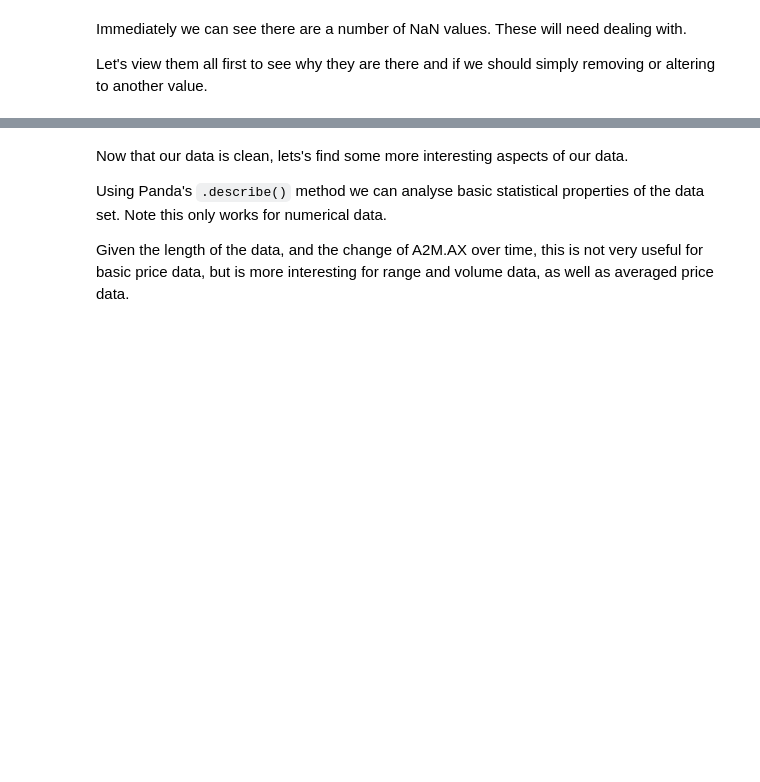
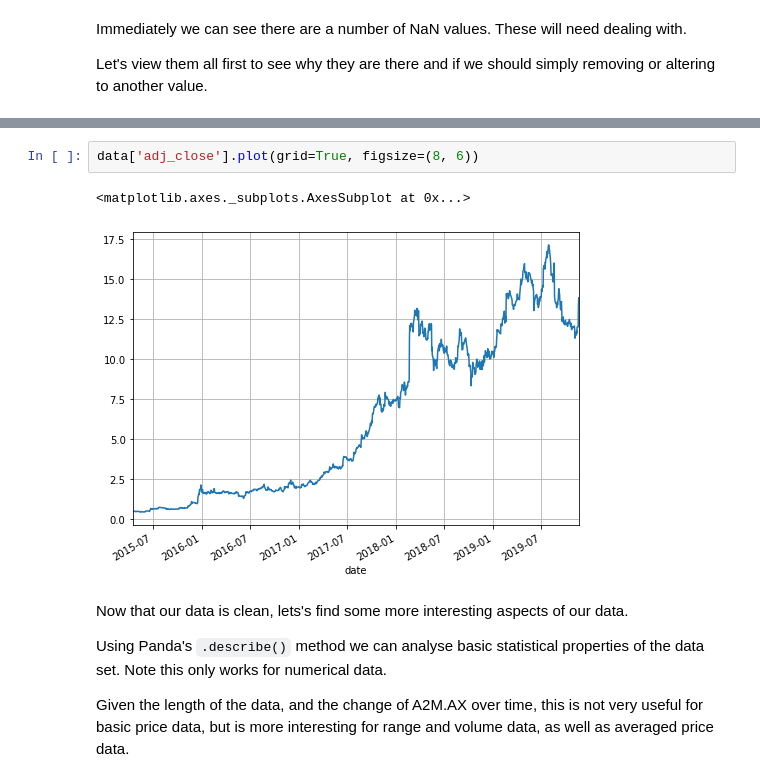
Before and after one commit to stnorling/Python-DS-UCSD, a Jupyter notebook: Final-Project/A2M.ipynb, the cells around one changed output, grey strips where cells are left out. Saved outputs shown, nothing was run; the diff lists cells and outputs as text; blank space fills up the shorter version.

```diff
--- a/Final-Project/A2M.ipynb
+++ b/Final-Project/A2M.ipynb
@@ -115,3 +183,8 @@ data.head()
+# %%
+data['adj_close'].plot(grid=True, figsize=(8, 6))
+# %% [output]
+<matplotlib.axes._subplots.AxesSubplot at 0x...>
+[figure, added]
 # %% [markdown]
 Now that our data is clean, lets's find some more interesting aspects of our data.
 
```
Also changed, not shown: parts of 48 cells of this notebook, 1 other file.
